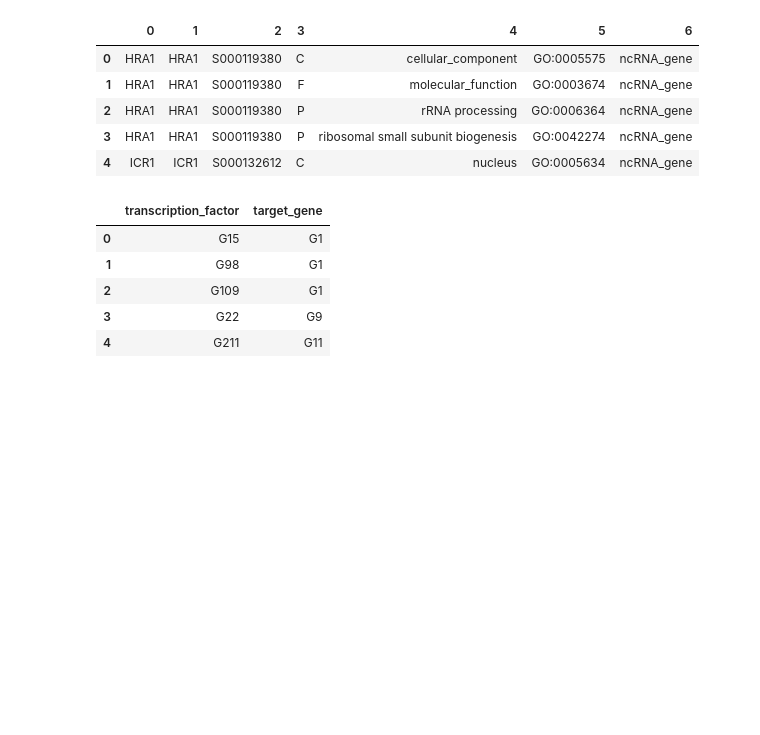
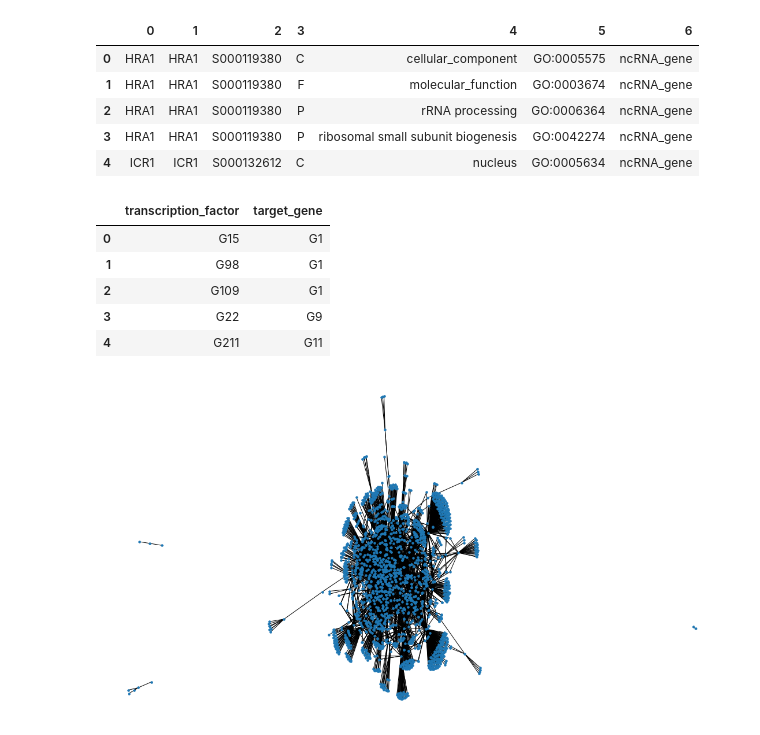
Before and after one commit to neonicoo/Info_theo_project_2020, a Jupyter notebook: Theoretical_Computer_Sciences_Project.ipynb, the cells around one changed output. Cells and saved outputs as stored; diff of their text form; code cells hidden in the pictures; blank space fills up the shorter version.

```diff
--- a/Theoretical_Computer_Sciences_Project.ipynb
+++ b/Theoretical_Computer_Sciences_Project.ipynb
@@ -99,4 +99,10 @@ GRN_edges_SC.head()
 | 4 | G211 | G11 |
 # %%
 G = nx.from_pandas_edgelist(GRN_edges_SC, "transcription_factor", "target_gene")
+# %%
+#Premiere impression pour le graphe
+plt.figure(figsize=(15,8))
+nx.draw(G, node_size = 12)
+# %% [output]
+[figure, added]
 # %%
```
Also changed, not shown: parts of 1 cell of this notebook.
